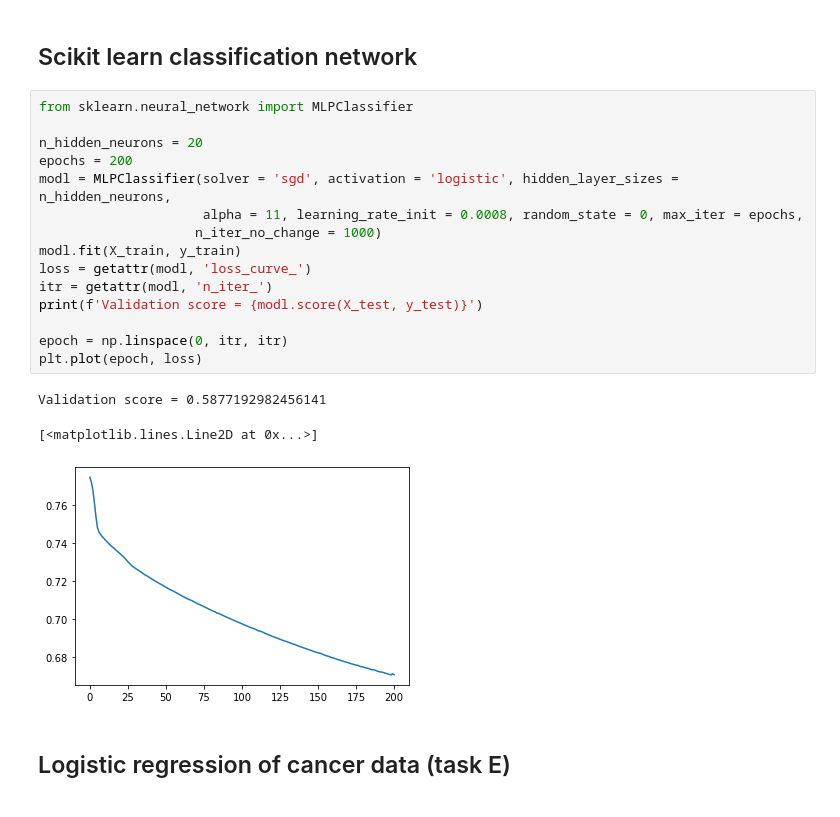
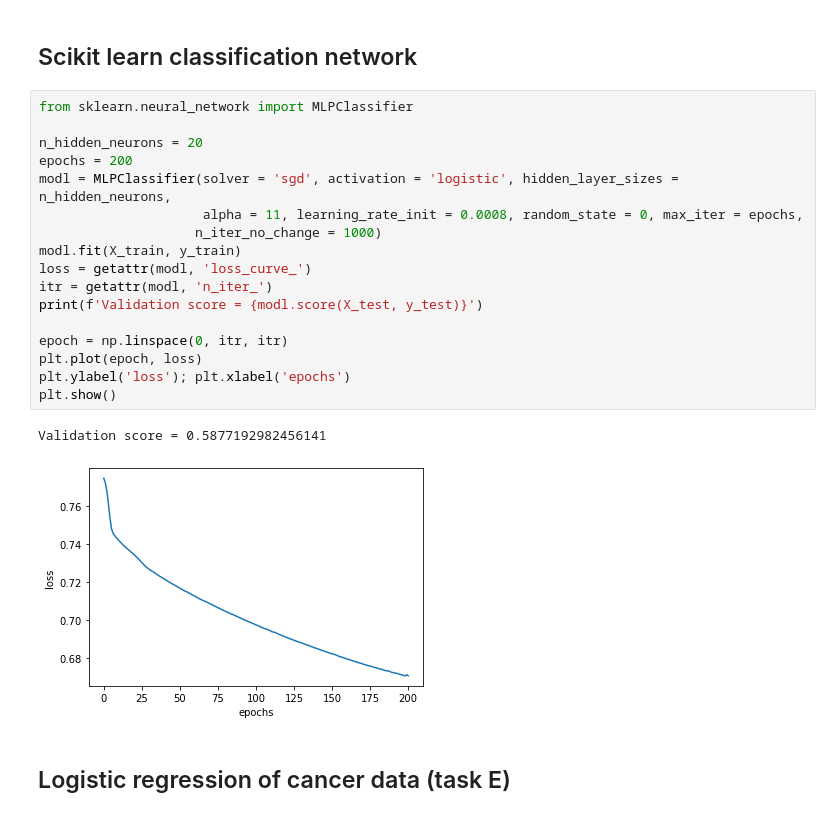
Before and after one commit to lassetotl/fys-stk, a Jupyter notebook: project 2/ClassificationNetwork_D.ipynb, the cells around one changed output. Saved outputs shown, nothing was run; the diff lists cells and outputs as text.

```diff
--- a/project 2/ClassificationNetwork_D.ipynb
+++ b/project 2/ClassificationNetwork_D.ipynb
@@ -227,22 +229,23 @@ Runs when setting features as input. We get the same accuracy every run (0.5877)
 # %%
 from sklearn.neural_network import MLPClassifier
 
 n_hidden_neurons = 20
 epochs = 200
 modl = MLPClassifier(solver = 'sgd', activation = 'logistic', hidden_layer_sizes = n_hidden_neurons,
                      alpha = 11, learning_rate_init = 0.0008, random_state = 0, max_iter = epochs,
                     n_iter_no_change = 1000)
 modl.fit(X_train, y_train)
 loss = getattr(modl, 'loss_curve_')
 itr = getattr(modl, 'n_iter_')
 print(f'Validation score = {modl.score(X_test, y_test)}')
 
 epoch = np.linspace(0, itr, itr)
 plt.plot(epoch, loss)
+plt.ylabel('loss'); plt.xlabel('epochs')
+plt.show()
 # %% [output]
 Validation score = 0.5877192982456141
-[<matplotlib.lines.Line2D at 0x...>]
-[figure, old version]
+[figure, new version]
 # %% [markdown]
 ## Logistic regression of cancer data (task E)
 # %%
```
Also changed, not shown: parts of 3 cells of this notebook.
